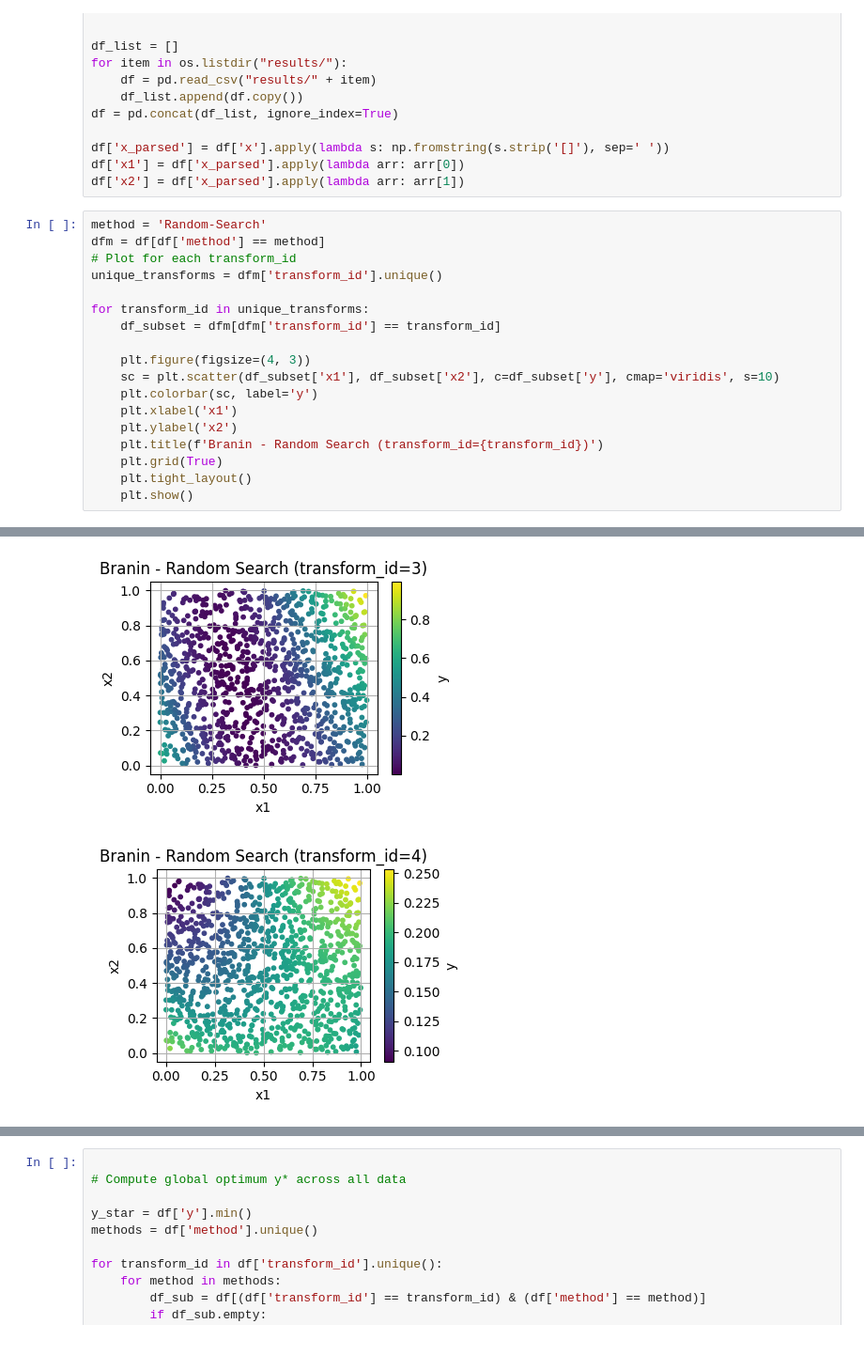
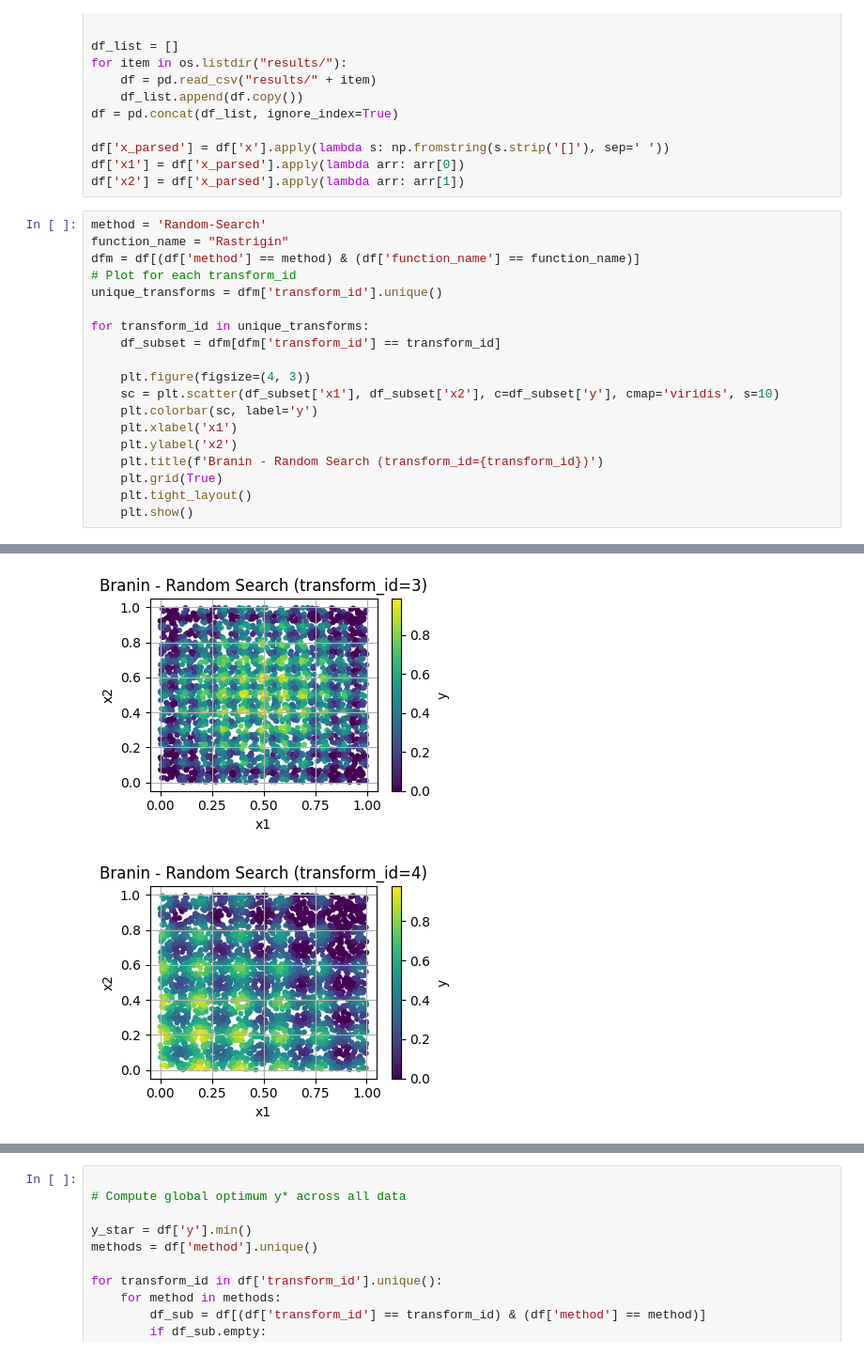
Before and after one commit to timruhkopf/ExperiencedFT-PFNs, a Jupyter notebook: HPO_tasks/Synthetic/plot.ipynb, the cells around one changed output, grey strips where cells are left out. Shown at 94% size. Cells and saved outputs as stored; diff of their text form.

```diff
--- a/HPO_tasks/Synthetic/plot.ipynb
+++ b/HPO_tasks/Synthetic/plot.ipynb
@@ -17,7 +17,8 @@ df['x1'] = df['x_parsed'].apply(lambda arr: arr[0])
 df['x2'] = df['x_parsed'].apply(lambda arr: arr[1])
 # %%
 method = 'Random-Search'
-dfm = df[df['method'] == method]
+function_name = "Rastrigin"
+dfm = df[(df['method'] == method) & (df['function_name'] == function_name)]
 # Plot for each transform_id
 unique_transforms = dfm['transform_id'].unique()
 
@@ -40,2 +41,2 @@ for transform_id in unique_transforms:
-[figure, old version]
+[figure, new version]
-[figure, old version]
+[figure, new version]
```
Also changed, not shown: parts of 1 cell of this notebook, 1 other file.
